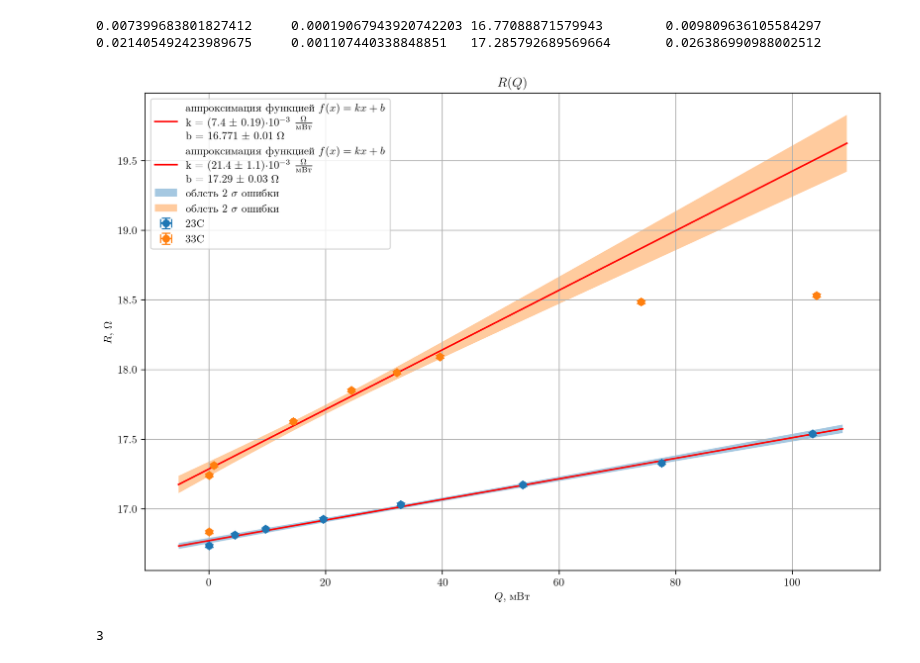
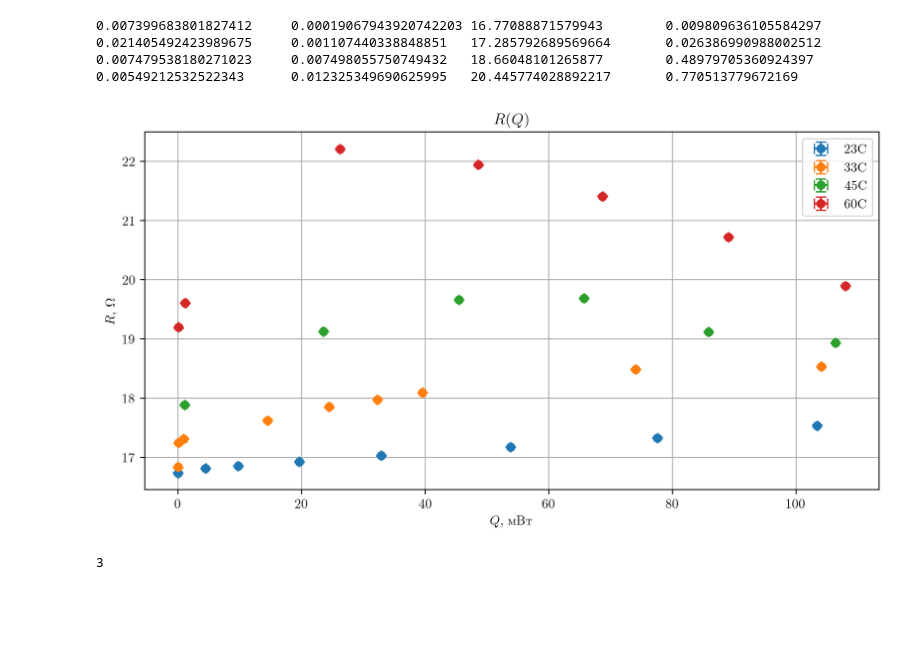
Before and after one commit to Hacker1337/LabDataTemplates, a Jupyter notebook: examples/termoconducting/conducting.ipynb, the cells around one changed output. Saved outputs shown, nothing was run; the diff lists cells and outputs as text; code cells hidden in the pictures; blank space fills up the shorter version.

Commit message:
Testing folder. Moved approx ploting to function

```diff
--- a/examples/termoconducting/conducting.ipynb
+++ b/examples/termoconducting/conducting.ipynb
@@ -14,7 +14,7 @@ plt.rcParams.update({
     "text.latex.preamble" : r'\usepackage{amsmath} \usepackage{mathtext} \usepackage[english, russian]{babel}'
 })
 plt.rcParams.update({
-    "figure.figsize": (12, 8),
+    "figure.figsize": (8, 5),
     'figure.dpi': 200
 
 })
@@ -181,45 +181,47 @@ def make_graph(N):
     approx_label = f"аппроксимация функцией {fun_name}"
     par_names = [x.split(', ') for x in par_names_str.strip().split("\n")]
     for i in range(len(par_names)):
         name, units = par_names[i]
         approx_label += f"\n{name} = {err_pres_formatter(popt[i], err[i])} {units}"
 
     plt.errorbar(x, y, fmt="o", xerr=xerr, yerr=yerr, label=label, capsize=4, ms=6)
-    teorPoints = 50
-    intent = 0.05   # отступ по бокам от обласи экспериментальных данных
-    a, b = x.min(), x.max()
-    X = np.linspace(a-(b-a)*intent, b+(b-a)*intent, num=teorPoints)
-    plt.plot(X, f(X, *popt), 'r', label=approx_label)
-    if visApproxError:
-        nsigma = 2
-        minA, maxA = lower_upper_limits(X, f, popt, pcov, nsigma=nsigma)
-        plt.fill_between(X, minA, maxA, alpha=0.4, label=f"облсть {nsigma} $\sigma$ ошибки")
+    # teorPoints = 50
+    # intent = 0.05   # отступ по бокам от обласи экспериментальных данных
+    # a, b = x.min(), x.max()
+    # X = np.linspace(a-(b-a)*intent, b+(b-a)*intent, num=teorPoints)
+    # plt.plot(X, f(X, *popt), 'r', label=approx_label)
+    # if visApproxError:
+    #     nsigma = 2
+    #     minA, maxA = lower_upper_limits(X, f, popt, pcov, nsigma=nsigma)
+    #     plt.fill_between(X, minA, maxA, alpha=0.4, label=f"облсть {nsigma} $\sigma$ ошибки")
 
 make_graph(0)
 make_graph(1)
-# make_graph(2)
-# make_graph(3)
+make_graph(2)
+make_graph(3)
 # make_graph(4)
 
 plt.grid(True)
 plt.xlabel(fr"{xname}, {xunit}")
 plt.ylabel(fr"{yname}, {yunit}")
 plt.title(fr"{yname}({xname})")
 
 # handles, labels = plt.gca().get_legend_handles_labels()
 # n = len(handles)//2
 # order = [i//2 if i%2==0 else n + i//2 for i in range(2*n)]
 # plt.legend([handles[idx] for idx in order],[labels[idx] for idx in order])  # labels grouped by source, not by type
 plt.legend()
 
 if not os.path.exists(impath):
     os.makedirs(impath)
 plt.savefig(os.path.join(impath, f"templ{imNum}.png"), dpi=300)
 imNum+=1
 # %% [output]
 0.007399683801827412     0.00019067943920742203 16.77088871579943        0.009809636105584297
 0.021405492423989675     0.001107440338848851   17.285792689569664       0.026386990988002512
+0.007479538180271023     0.007498055750749432   18.66048101265877        0.48979705360924397
+0.00549212532522343      0.012325349690625995   20.445774028892217       0.770513779672169
-[figure, old version]
+[figure, new version]
 # %%
 imNum
 # %% [output]
```
Also changed, not shown: parts of 2 cells of this notebook, 9 other files.
